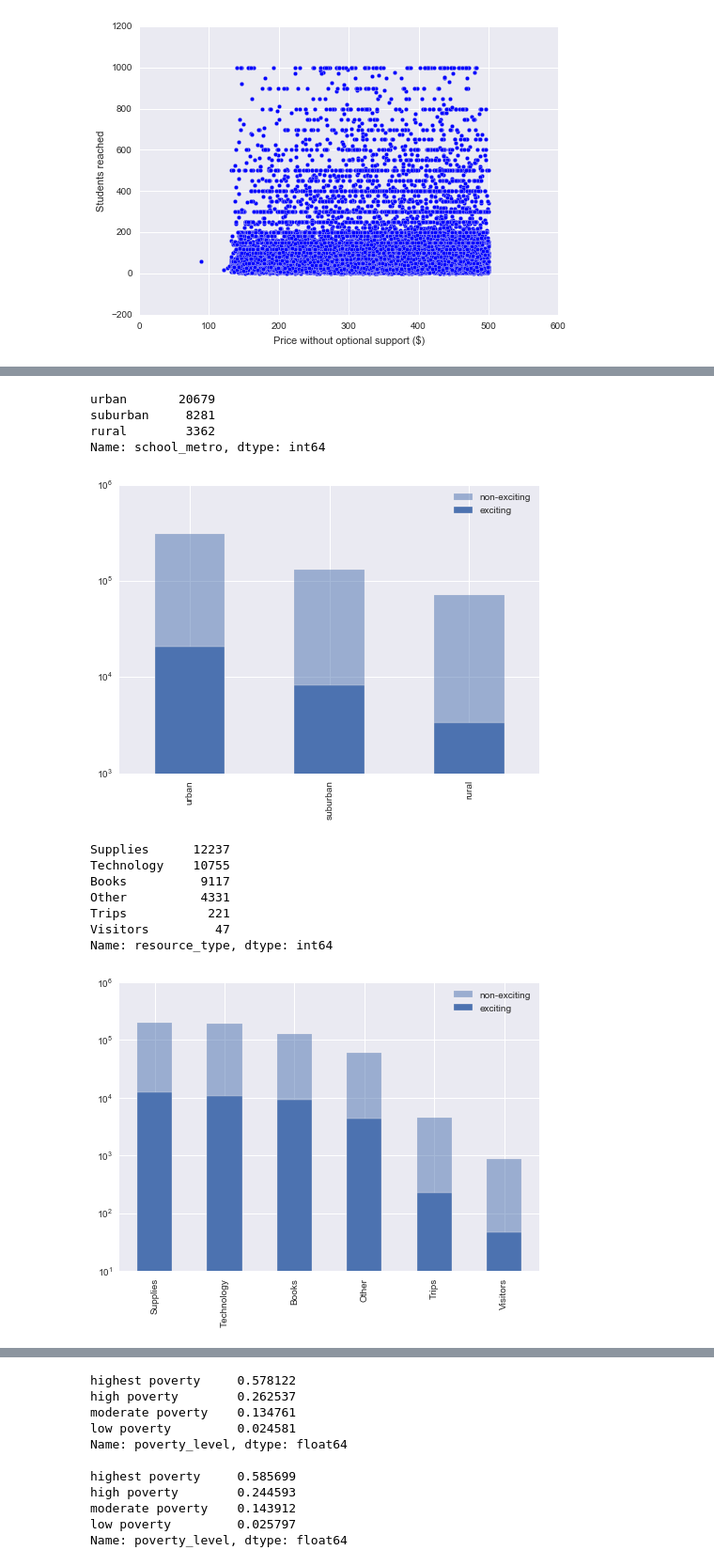
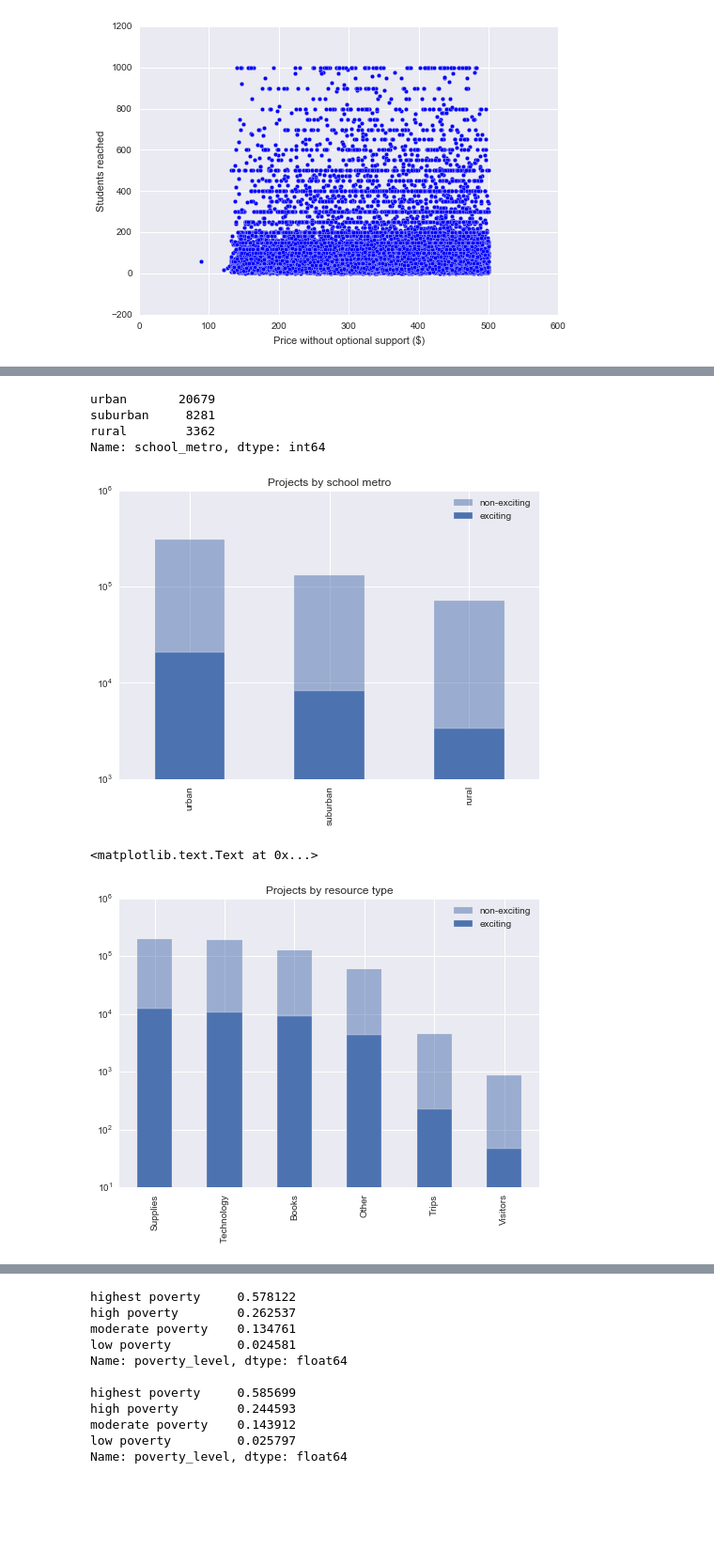
Before and after one commit to lisamnash/DSaPP_RA_Project, a Jupyter notebook: DSaPP.ipynb, the cells around one changed output, grey strips where cells are left out. Shown: that part at 94% size. Saved outputs shown, nothing was run; the diff lists cells and outputs as text; code cells hidden in the pictures; blank space fills up the shorter version.

Commit message:
Lisa Nash - DSaPP exercises
Noticed I was missing some titles on plots.

```diff
--- a/DSaPP.ipynb
+++ b/DSaPP.ipynb
@@ -467,32 +468,28 @@ exciting_pros['school_metro'].value_counts().plot(kind = 'bar', label = 'excitin
 
 plt.legend()
 plt.yscale('log')
+plt.title('Projects by school metro')
 exciting_pros['school_metro'].value_counts()
 # %% [output]
 urban       20679
 suburban     8281
 rural        3362
 Name: school_metro, dtype: int64
-[figure, old version]
+[figure, new version]
 # %%
 #Exciting doesn't seem to depend on school metro.  Instead just looks like it matches overall statistics.
 
 #what about resource type?
 non_exc_pros['resource_type'].value_counts().plot(kind = 'bar', alpha = 0.5, label = 'non-exciting')
 exciting_pros['resource_type'].value_counts().plot(kind = 'bar', label = 'exciting')
 
 plt.legend()
 plt.yscale('log')
 exciting_pros['resource_type'].value_counts()
+plt.title('Projects by resource type')
 # %% [output]
-Supplies      12237
-Technology    10755
-Books          9117
-Other          4331
-Trips           221
-Visitors         47
-Name: resource_type, dtype: int64
+<matplotlib.text.Text at 0x...>
-[figure, old version]
+[figure, new version]
 # %%
 #Doesn't seem to be different for the two types
 
```
Also changed, not shown: parts of 3 cells of this notebook.
